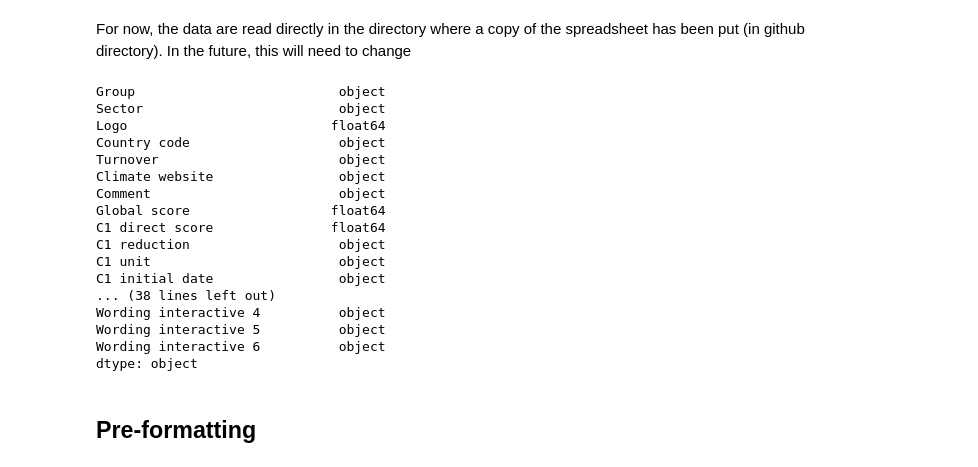
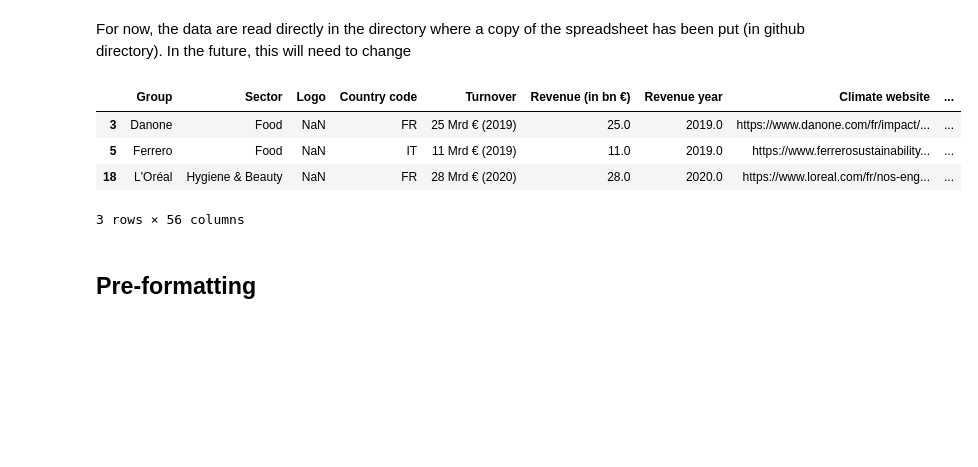
Before and after one commit to dataforgoodfr/batch10_notaclimat, a Jupyter notebook: data_engineering/data_engineering_1.ipynb, the cells around one changed output. Saved outputs shown, nothing was run; the diff lists cells and outputs as text; code cells hidden in the pictures; blank space fills up the shorter version.

```diff
--- a/data_engineering/data_engineering_1.ipynb
+++ b/data_engineering/data_engineering_1.ipynb
@@ -15,6 +15,8 @@ def encode(text):
 # Read the data and first setup
 # %% [markdown]
 For now, the data are read directly in the directory where a copy of the spreadsheet has been put (in github directory). In the future, this will need to change
+# %%
+list_groups_wanted = ["Danone","L'Oréal","Ferrero"]
 # %%
 # Read the data and create associated dataframes
 df = pd.read_excel('BDD consolidée - toutes les tables_v03.xlsx')#, dtype={'Groupe': str})
@@ -33,27 +35,16 @@ df_marques_by_cat = pd.read_excel(xls, 'Table Marques par catégorie')
 
 # Create a dataframe that will contain all the variables
 df_final = df_companies_data.copy(deep=True)
-list_groups = df_final["Group"]
+df_final = df_final[df_final["Group"].isin(list_groups_wanted)]
+list_groups = list_groups_wanted
-# %%
-df_final.dtypes
-# %% [output]
-Group                          object
-Sector                         object
-Logo                          float64
-Country code                   object
-Turnover                       object
-Climate website                object
-Comment                        object
-Global score                  float64
-C1 direct score               float64
-C1 reduction                   object
-C1 unit                        object
-C1 initial date                object
-... (38 lines left out)
-Wording interactive 4          object
-Wording interactive 5          object
-Wording interactive 6          object
-dtype: object
+# %%
+df_final
+# %% [output]
+|  | Group | Sector | Logo | Country code | Turnover | Revenue (in bn €) | Revenue year | Climate website | ... |
+| 3 | Danone | Food | NaN | FR | 25 Mrd € (2019) | 25.0 | 2019.0 | https://www.danone.com/fr/impact/... | ... |
+| 5 | Ferrero | Food | NaN | IT | 11 Mrd € (2019) | 11.0 | 2019.0 | https://www.ferrerosustainability... | ... |
+| 18 | L'Oréal | Hygiene & Beauty | NaN | FR | 28 Mrd € (2020) | 28.0 | 2020.0 | https://www.loreal.com/fr/nos-eng... | ... |
+3 rows × 56 columns
 # %% [markdown]
 ## Pre-formatting
 # %% [markdown]
```
Also changed, not shown: parts of 36 cells of this notebook, 2 other files.
